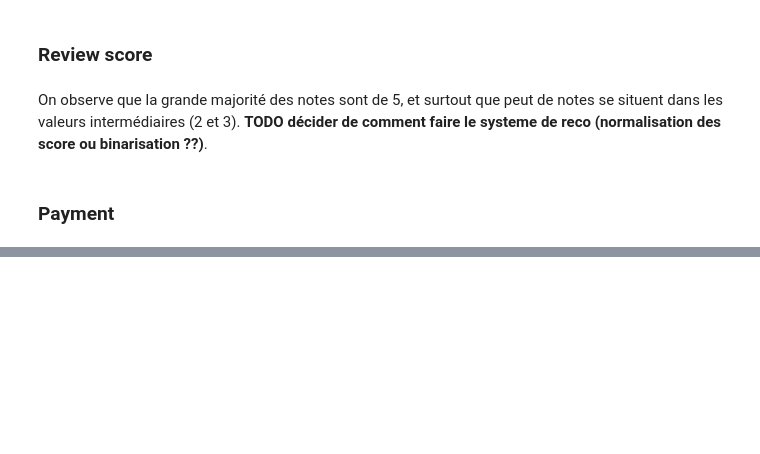
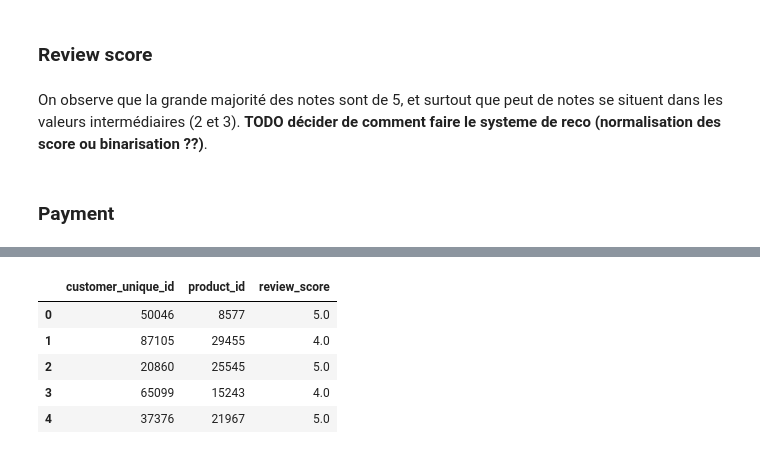
Before and after one commit to MrSneaker/ProjetDataMining, a Jupyter notebook: recommendation/notebook.ipynb, the cells around one changed output, grey strips where cells are left out. Cells and saved outputs as stored; diff of their text form; code cells hidden in the pictures; blank space fills up the shorter version.

```diff
--- a/recommendation/notebook.ipynb
+++ b/recommendation/notebook.ipynb
@@ -269,0 +281,22 @@ fig.show()
+# %%
+import json
+from sklearn.preprocessing import LabelEncoder
+
+customer_encoder = LabelEncoder()
+product_encoder = LabelEncoder()
+
+data_ratings = final_data[['customer_unique_id', 'product_id', 'review_score']].copy()
+data_ratings.dropna(inplace=True)
+data_ratings['customer_unique_id'] = customer_encoder.fit_transform(data_ratings['customer_unique_id'])
+
+data_ratings['product_id'] = product_encoder.fit_transform(data_ratings['product_id'])
+product_id_mapping = dict(zip(product_encoder.classes_, product_encoder.transform(product_encoder.classes_)))
+
+data_ratings.head()
+# %% [output]
+|  | customer_unique_id | product_id | review_score |
+| 0 | 50046 | 8577 | 5.0 |
+| 1 | 87105 | 29455 | 4.0 |
+| 2 | 20860 | 25545 | 5.0 |
+| 3 | 65099 | 15243 | 4.0 |
+| 4 | 37376 | 21967 | 5.0 |
```
Also changed, not shown: parts of 9 cells of this notebook.
